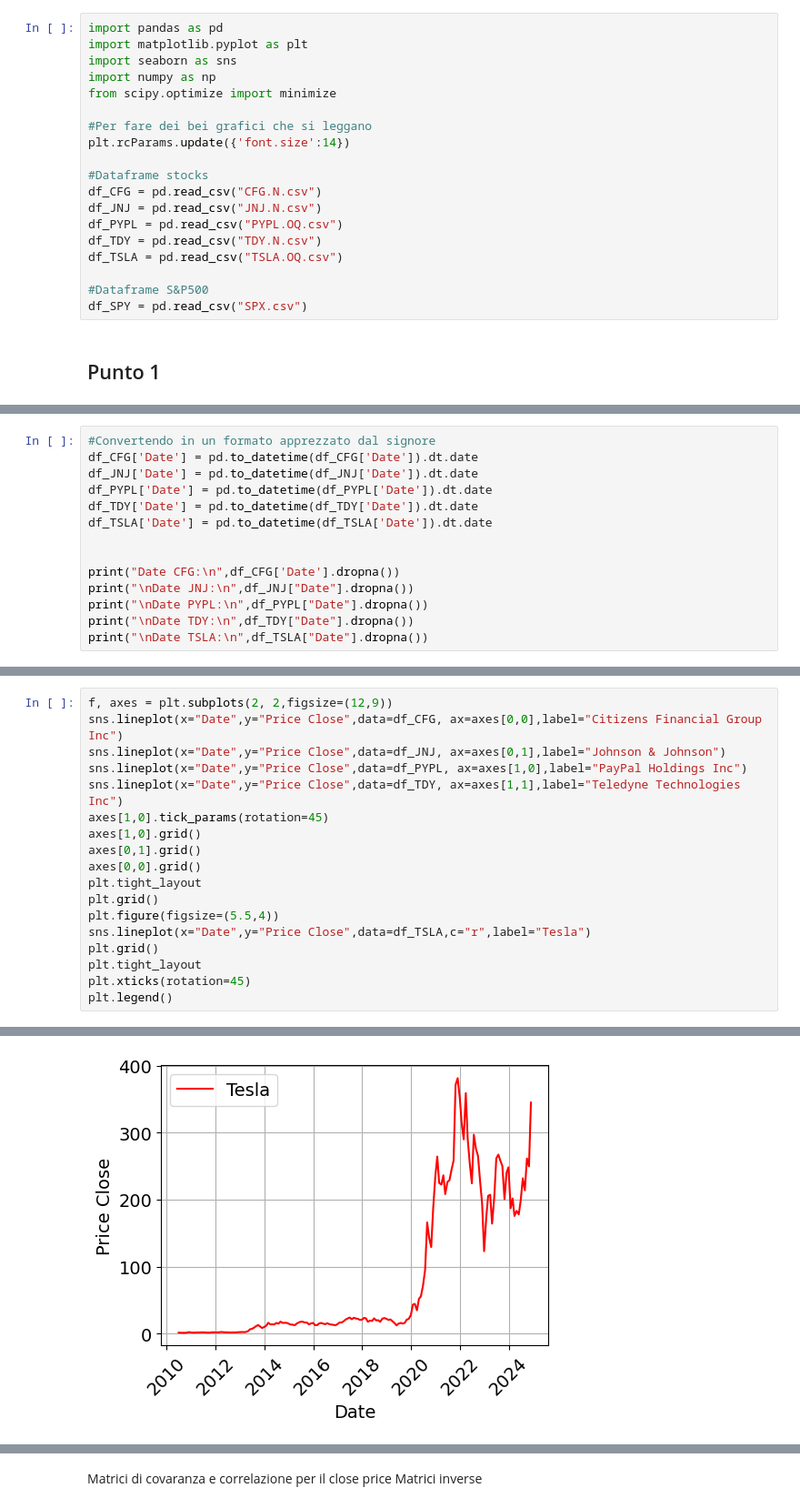
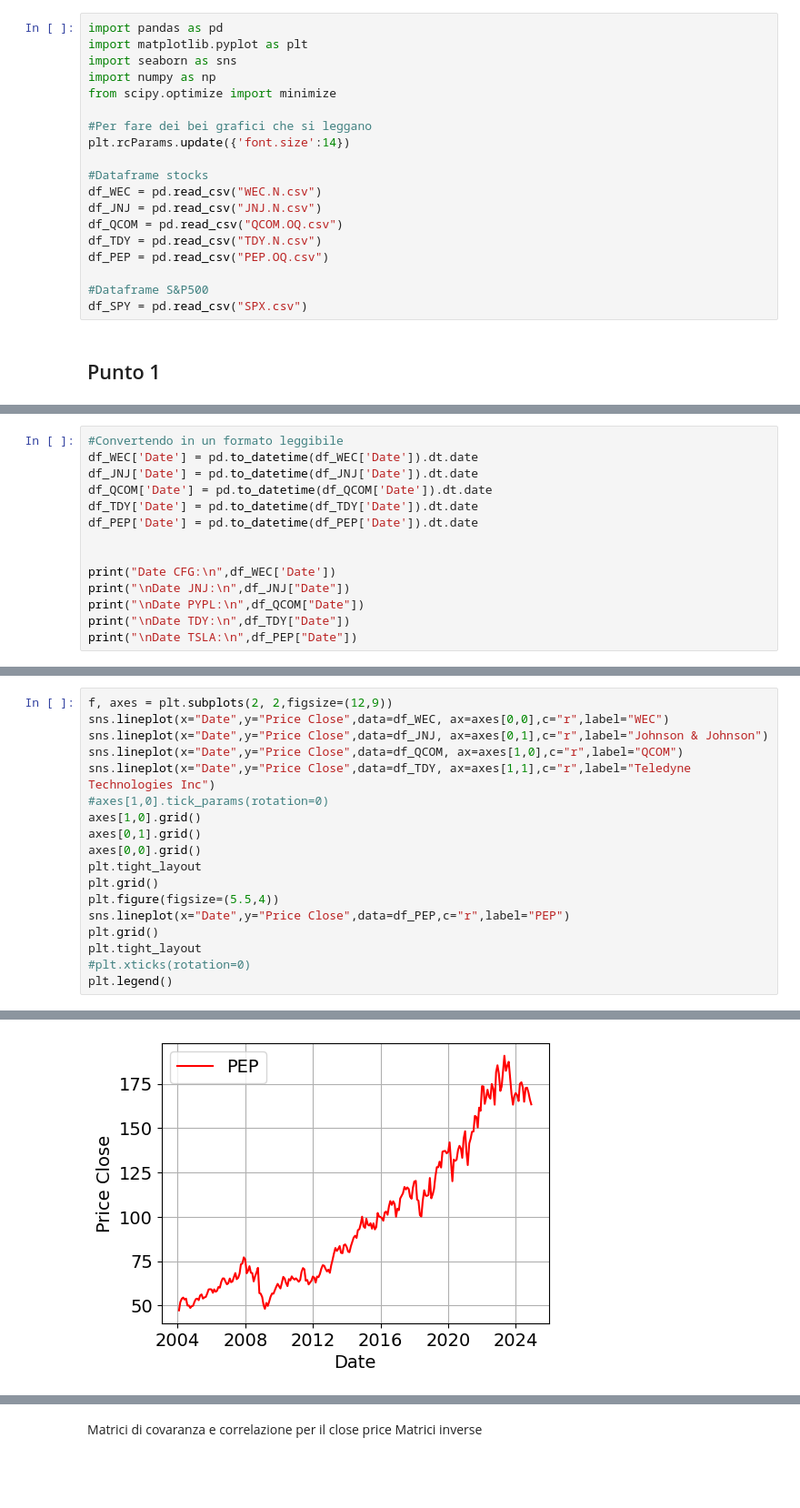
Before and after one commit to Riccardo-Martelli/Project_Work_Asset_Management, a Jupyter notebook: Final_Project.ipynb, the cells around one changed output, grey strips where cells are left out. Shown at 91% size. Drawn from its saved outputs; the diff is of its cells as text; blank space fills up the shorter version.

```diff
--- a/Final_Project.ipynb
+++ b/Final_Project.ipynb
@@ -9,11 +9,11 @@ from scipy.optimize import minimize
 plt.rcParams.update({'font.size':14})
 
 #Dataframe stocks
-df_CFG = pd.read_csv("CFG.N.csv")
+df_WEC = pd.read_csv("WEC.N.csv")
 df_JNJ = pd.read_csv("JNJ.N.csv")
-df_PYPL = pd.read_csv("PYPL.OQ.csv")
+df_QCOM = pd.read_csv("QCOM.OQ.csv")
 df_TDY = pd.read_csv("TDY.N.csv")
-df_TSLA = pd.read_csv("TSLA.OQ.csv")
+df_PEP = pd.read_csv("PEP.OQ.csv")
 
 #Dataframe S&P500
 df_SPY = pd.read_csv("SPX.csv")
@@ -84,16 +54,16 @@ memory usage: 11.9+ KB
 # %%
-#Convertendo in un formato apprezzato dal signore
-df_CFG['Date'] = pd.to_datetime(df_CFG['Date']).dt.date
+#Convertendo in un formato leggibile
+df_WEC['Date'] = pd.to_datetime(df_WEC['Date']).dt.date
 df_JNJ['Date'] = pd.to_datetime(df_JNJ['Date']).dt.date
-df_PYPL['Date'] = pd.to_datetime(df_PYPL['Date']).dt.date
+df_QCOM['Date'] = pd.to_datetime(df_QCOM['Date']).dt.date
 df_TDY['Date'] = pd.to_datetime(df_TDY['Date']).dt.date
-df_TSLA['Date'] = pd.to_datetime(df_TSLA['Date']).dt.date
+df_PEP['Date'] = pd.to_datetime(df_PEP['Date']).dt.date
 
 
-print("Date CFG:\n",df_CFG['Date'].dropna())
-print("\nDate JNJ:\n",df_JNJ["Date"].dropna())
-print("\nDate PYPL:\n",df_PYPL["Date"].dropna())
-print("\nDate TDY:\n",df_TDY["Date"].dropna())
-print("\nDate TSLA:\n",df_TSLA["Date"].dropna())
+print("Date CFG:\n",df_WEC['Date'])
+print("\nDate JNJ:\n",df_JNJ["Date"])
+print("\nDate PYPL:\n",df_QCOM["Date"])
+print("\nDate TDY:\n",df_TDY["Date"])
+print("\nDate TSLA:\n",df_PEP["Date"])
 # %% [output]
 Date CFG:
@@ -116,20 +88,20 @@ Name: Date, Length: 174, dtype: object
 # %%
 f, axes = plt.subplots(2, 2,figsize=(12,9))
-sns.lineplot(x="Date",y="Price Close",data=df_CFG, ax=axes[0,0],label="Citizens Financial Group Inc")
-sns.lineplot(x="Date",y="Price Close",data=df_JNJ, ax=axes[0,1],label="Johnson & Johnson")
-sns.lineplot(x="Date",y="Price Close",data=df_PYPL, ax=axes[1,0],label="PayPal Holdings Inc")
-sns.lineplot(x="Date",y="Price Close",data=df_TDY, ax=axes[1,1],label="Teledyne Technologies Inc")
-axes[1,0].tick_params(rotation=45)
+sns.lineplot(x="Date",y="Price Close",data=df_WEC, ax=axes[0,0],c="r",label="WEC")
+sns.lineplot(x="Date",y="Price Close",data=df_JNJ, ax=axes[0,1],c="r",label="Johnson & Johnson")
+sns.lineplot(x="Date",y="Price Close",data=df_QCOM, ax=axes[1,0],c="r",label="QCOM")
+sns.lineplot(x="Date",y="Price Close",data=df_TDY, ax=axes[1,1],c="r",label="Teledyne Technologies Inc")
+#axes[1,0].tick_params(rotation=0)
 axes[1,0].grid()
 axes[0,1].grid()
 axes[0,0].grid()
 plt.tight_layout
 plt.grid()
 plt.figure(figsize=(5.5,4))
-sns.lineplot(x="Date",y="Price Close",data=df_TSLA,c="r",label="Tesla")
+sns.lineplot(x="Date",y="Price Close",data=df_PEP,c="r",label="PEP")
 plt.grid()
 plt.tight_layout
-plt.xticks(rotation=45)
+#plt.xticks(rotation=0)
 plt.legend()
 # %% [output]
 <matplotlib.legend.Legend at 0x...>
@@ -137 +109 @@ plt.legend()
-[figure, old version]
+[figure, new version]
```
Also changed, not shown: parts of 33 cells of this notebook, 3 other files.
